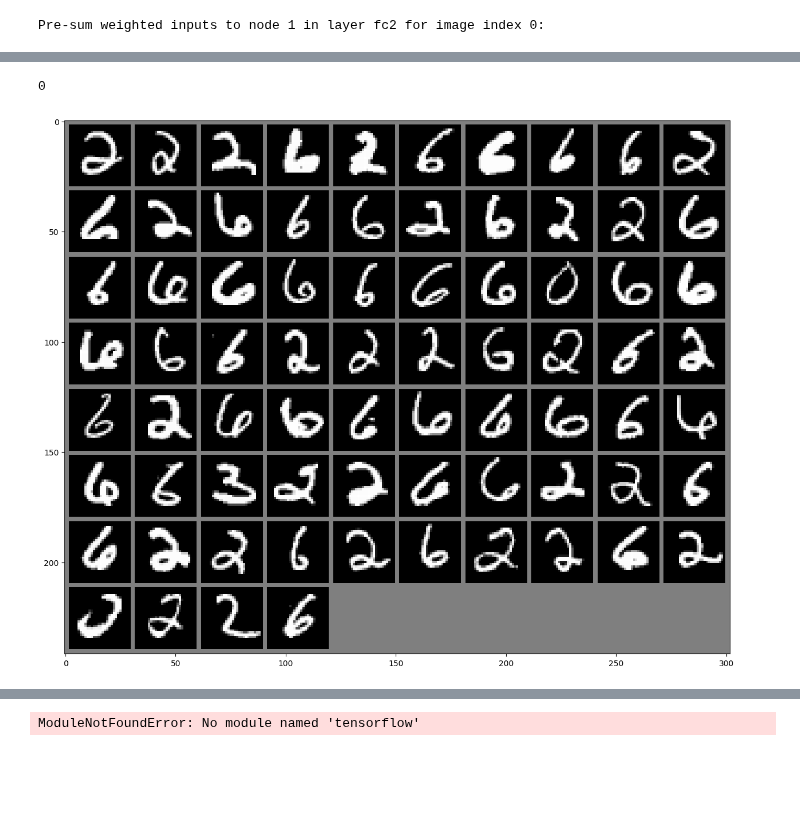
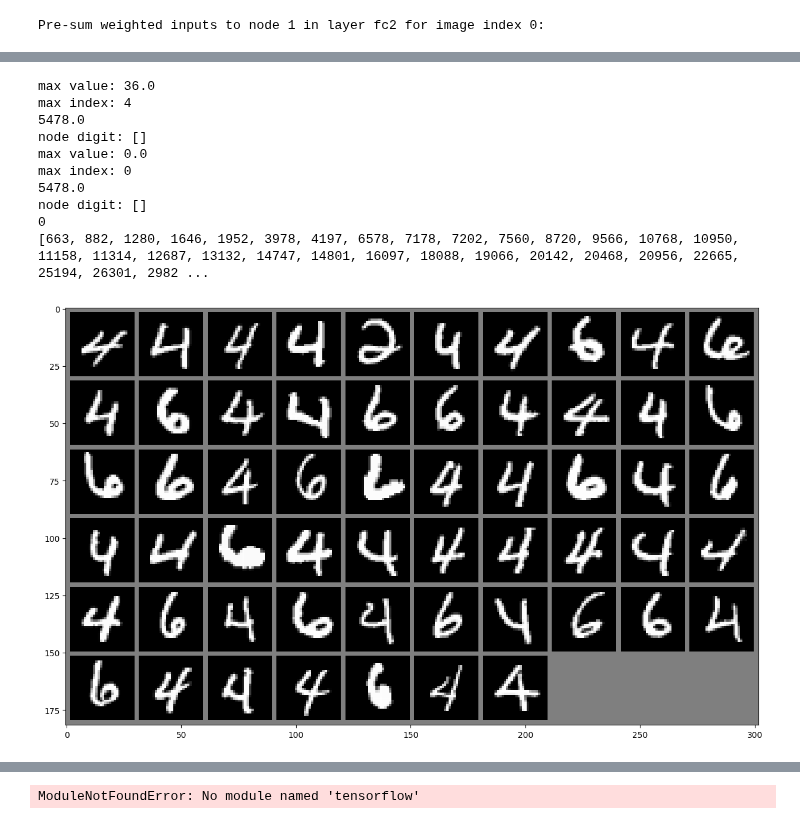
Before and after one commit to benrichards4376/Explanatory-Neural-Networks, a Jupyter notebook: MNIST_explained.ipynb, the cells around one changed output, grey strips where cells are left out. Cells and saved outputs as stored; diff of their text form; code cells hidden in the pictures; blank space fills up the shorter version.

Commit message:
got max digit

```diff
--- a/MNIST_explained.ipynb
+++ b/MNIST_explained.ipynb
@@ -545,5 +552,5 @@ Node 9 from layer fc3 is good at predicting 0, 1, 2, 3, 4, 5, 6, 7, 8, 9
 # %%
-def DiscriminatedOutputs(explainable_network, positive, trueWithRespectToGradient):
+def DiscriminatedOutputsFirst(explainable_network, positive, trueWithRespectToGradient):
     activations = {}
     extreme_outliers = []
     gradients = {}
@@ -554,7 +561,7 @@ def DiscriminatedOutputs(explainable_network, positive, trueWithRespectToGradien
 
     # Retrieve activations, gradients, and check for correct predictions
     for input_index, (expected, predicted) in enumerate(zip(explainable_network.expected_outputs, explainable_network.predicted_outputs)):
-        if True == True:
+        if expected == predicted:
             activation = explainable_network.get_activations(input_index)
             gradient = explainable_network.get_gradients(input_index)
 
@@ -574,43 +581,79 @@ def DiscriminatedOutputs(explainable_network, positive, trueWithRespectToGradien
     gradient_mean = np.mean(gradientsArray)
     gradient_std = np.std(gradientsArray)
 
+    node_digit_freq = np.zeros(10)
+    total_digit_freq = np.zeros(10)
     # Apply filtering for points that are more than std_dev_threshold away in both dimensions
     if positive and trueWithRespectToGradient:
         for keyA, valueA in activations.items():
             if ((valueA - activation_mean) > 1.5 * activation_std) and ((gradients[keyA] - gradient_mean) > 1.5 * gradient_std):
                 extreme_outliers.append(keyA)
+                expected = explainable_network.expected_outputs[keyA]
+                node_digit_freq[expected] += 1
     elif not positive and not trueWithRespectToGradient:
         for keyA, valueA in activations.items():
             if ((valueA - activation_mean) < 1.5 * activation_std) and ((gradients[keyA] - gradient_mean) < 1.5 * gradient_std):
                 extreme_outliers.append(keyA)
+                expected = explainable_network.expected_outputs[keyA]
+                extreme_outliers.append(keyA)
 
+
+    print(f'max value: {node_digit_freq.max()}')
+    print(f'max index: {node_digit_freq.argmax()}')
+    for keyA, valueA in activations.items():
+        expected = explainable_network.expected_outputs[keyA]
+        total_digit_freq[expected] += 1
+    print(total_digit_freq[4])
+
+    print(f'node digit: {getNodeDigit(node_digit_freq, total_digit_freq)}')
     return extreme_outliers
-truePos = DiscriminatedOutputs(explainable_net, True, True)
-trueNeg = DiscriminatedOutputs(explainable_net, False, True)
+
+def getNodeDigit(node_digit_freq, total_digit_freq):
+    node_digits = []
+    for i in range(10):
+        if node_digit_freq[i] / total_digit_freq[i] > .25:
+            node_digits.append(i)
+    return node_digits
+
+
+truePos = DiscriminatedOutputsFirst(explainable_net, True, True)
+trueNeg = DiscriminatedOutputsFirst(explainable_net, False, True)
 print(len(trueNeg))
+print(truePos)
+def getPositiveDigits(true_positives, layer_name):
+    freq = np.zeros(10)
 
 def display_image_grid(images, rows, cols):
     grid = torchvision.utils.make_grid(images, nrow=cols)
     grid = grid / 2 + 0.5  # Unnormalize
     plt.figure(figsize=(15, 15))  # Adjust the size as needed
     plt.imshow(grid.permute(1, 2, 0))
     plt.show()
 
 # Number of images per grid
 images_per_grid = 128  # for example, a 4x4 grid
 
 # Calculate rows and columns for the grid
 cols = 10  # Number of columns
 rows = images_per_grid // cols
 
 # Display the images in grids
 for i in range(0, len(truePos), images_per_grid):
     selected_indices = truePos[i:i+images_per_grid]
     selected_images = torch.stack([all_images[index] for index in selected_indices])
     display_image_grid(selected_images, rows, cols)
 # %% [output]
+max value: 36.0
+max index: 4
+5478.0
+node digit: []
+max value: 0.0
+max index: 0
+5478.0
+node digit: []
 0
+[663, 882, 1280, 1646, 1952, 3978, 4197, 6578, 7178, 7202, 7560, 8720, 9566, 10768, 10950, 11158, 11314, 12687, 13132, 14747, 14801, 16097, 18088, 19066, 20142, 20468, 20956, 22665, 25194, 26301, 2982 ...
-[figure, old version]
+[figure, new version]
 # %%
 def DiscriminatedOutputs(explainable_network, positive, trueWithRespectToGradient):
     activations = []
```
Also changed, not shown: parts of 9 cells of this notebook.
